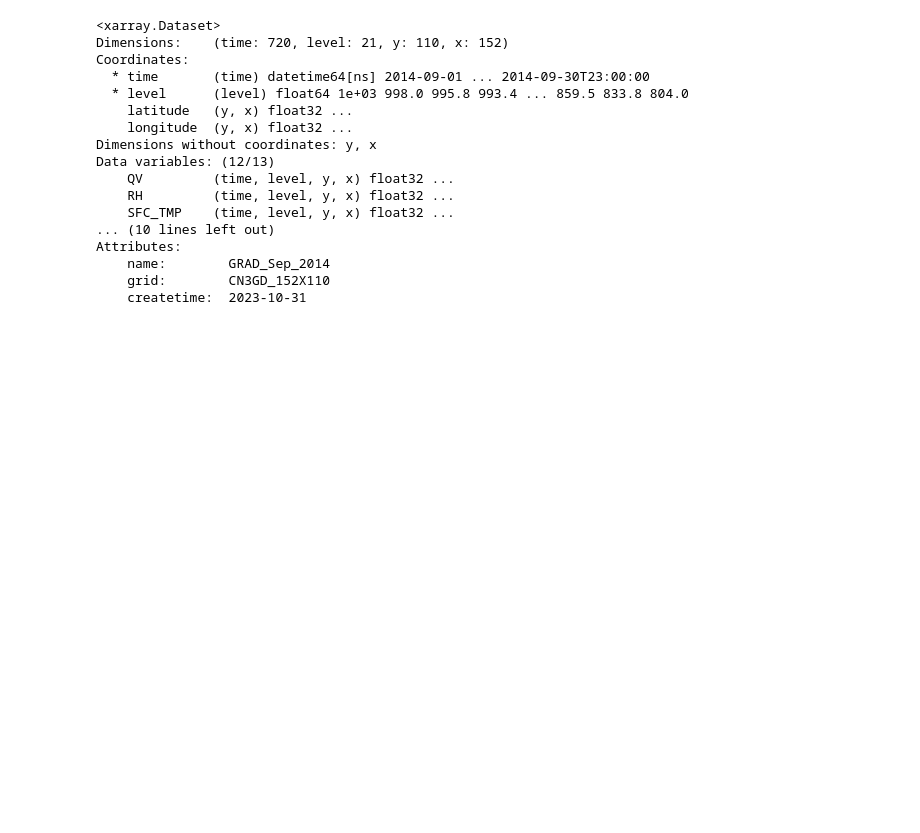
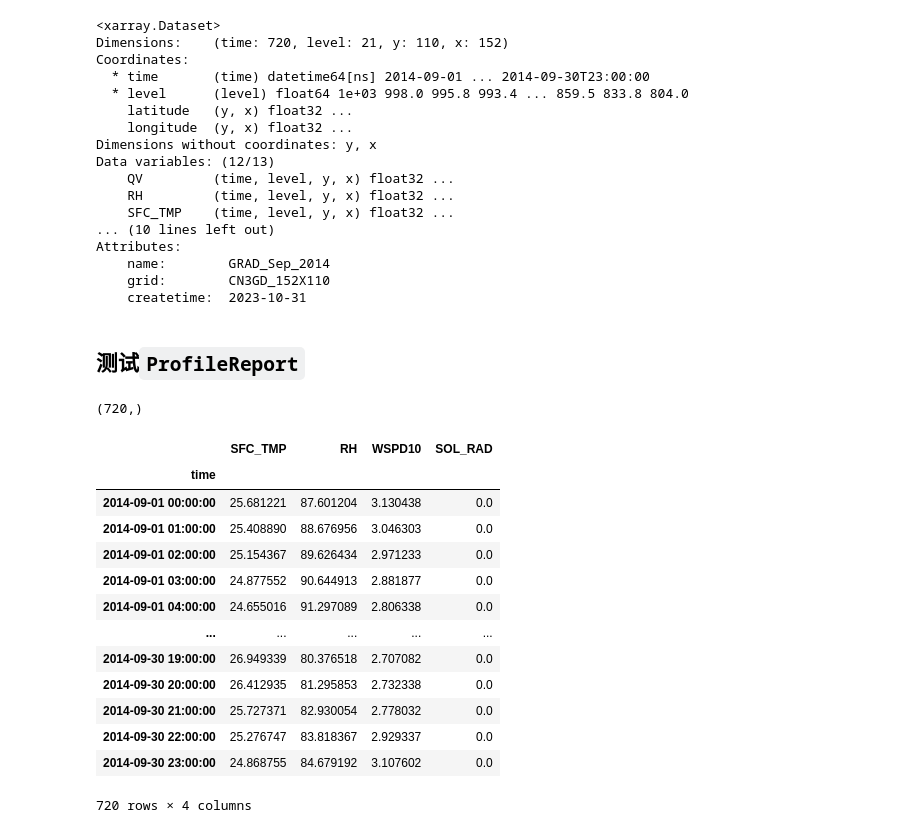
Before and after one commit to Iphisxu/MasterGRAD-Annually, a Jupyter notebook: scripts/Plot_line/demo.ipynb, the cells around one changed output. Cells and saved outputs as stored; diff of their text form; code cells hidden in the pictures; blank space fills up the shorter version.

```diff
--- a/scripts/Plot_line/demo.ipynb
+++ b/scripts/Plot_line/demo.ipynb
@@ -34,3 +34,14 @@ Attributes:
     name:        GRAD_Sep_2014
     grid:        CN3GD_152X110
     createtime:  2023-10-31
+# %% [markdown]
+## 测试`ProfileReport`
+# %%
+SFC_TMP = ds['SFC_TMP'][:,0,:,:].mean(dim=['y','x'])
+RH      = ds['RH'][:,0,:,:].mean(dim=['y','x'])
+WSPD10  = ds['WSPD10'][:,0,:,:].mean(dim=['y','x'])
+SOL_RAD = ds['SOL_RAD'][:,0,:,:].mean(dim=['y','x'])
+
+SFC_TMP.shape
+# %% [output]
+(720,)
@@ -36,0 +51,23 @@ Attributes:
+# %%
+df_SFC_TMP = SFC_TMP.to_dataframe().drop(columns=['level'])
+df_RH = RH.to_dataframe().drop(columns=['level'])
+df_WSPD10 = WSPD10.to_dataframe().drop(columns=['level'])
+df_SOL_RAD = SOL_RAD.to_dataframe().drop(columns=['level'])
+
+df = pd.concat([df_SFC_TMP, df_RH, df_WSPD10, df_SOL_RAD], axis=1)
+df
+# %% [output]
+|  | SFC_TMP | RH | WSPD10 | SOL_RAD |
+| time |  |  |  |  |
+| 2014-09-01 00:00:00 | 25.681221 | 87.601204 | 3.130438 | 0.0 |
+| 2014-09-01 01:00:00 | 25.408890 | 88.676956 | 3.046303 | 0.0 |
+| 2014-09-01 02:00:00 | 25.154367 | 89.626434 | 2.971233 | 0.0 |
+| 2014-09-01 03:00:00 | 24.877552 | 90.644913 | 2.881877 | 0.0 |
+| 2014-09-01 04:00:00 | 24.655016 | 91.297089 | 2.806338 | 0.0 |
+| ... | ... | ... | ... | ... |
+| 2014-09-30 19:00:00 | 26.949339 | 80.376518 | 2.707082 | 0.0 |
+| 2014-09-30 20:00:00 | 26.412935 | 81.295853 | 2.732338 | 0.0 |
+| 2014-09-30 21:00:00 | 25.727371 | 82.930054 | 2.778032 | 0.0 |
+| 2014-09-30 22:00:00 | 25.276747 | 83.818367 | 2.929337 | 0.0 |
+| 2014-09-30 23:00:00 | 24.868755 | 84.679192 | 3.107602 | 0.0 |
+720 rows × 4 columns
```
Also changed, not shown: parts of 2 cells of this notebook.
